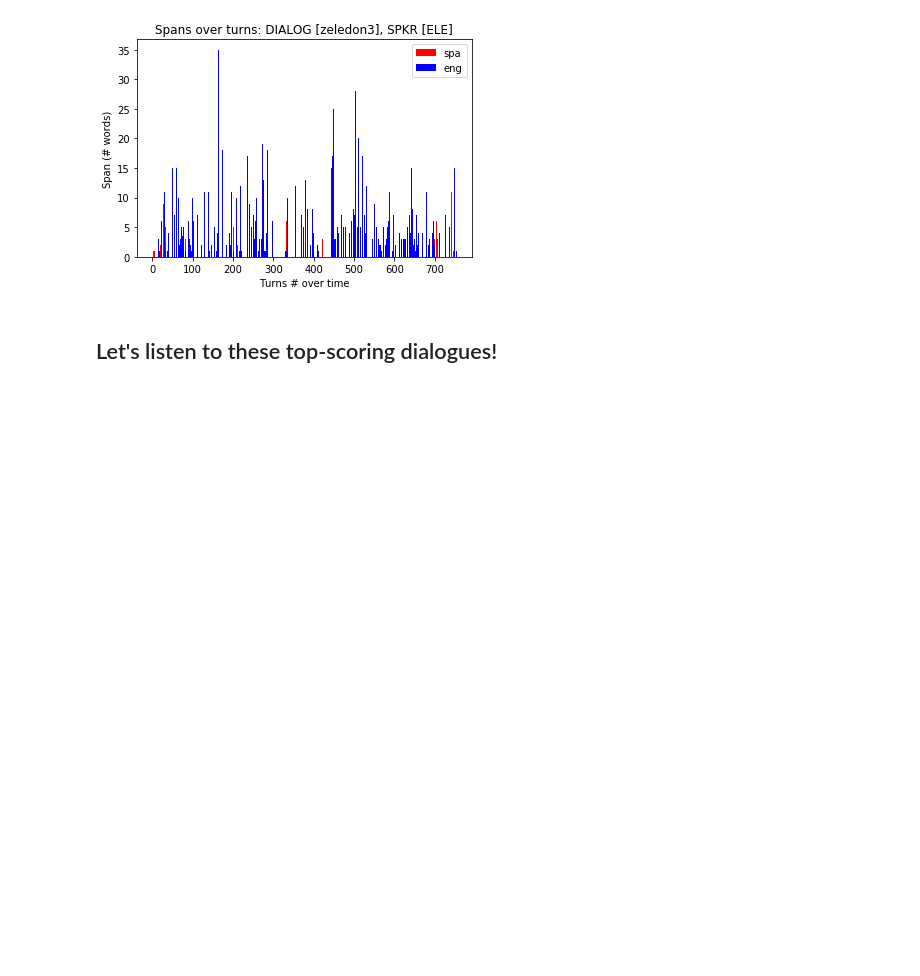
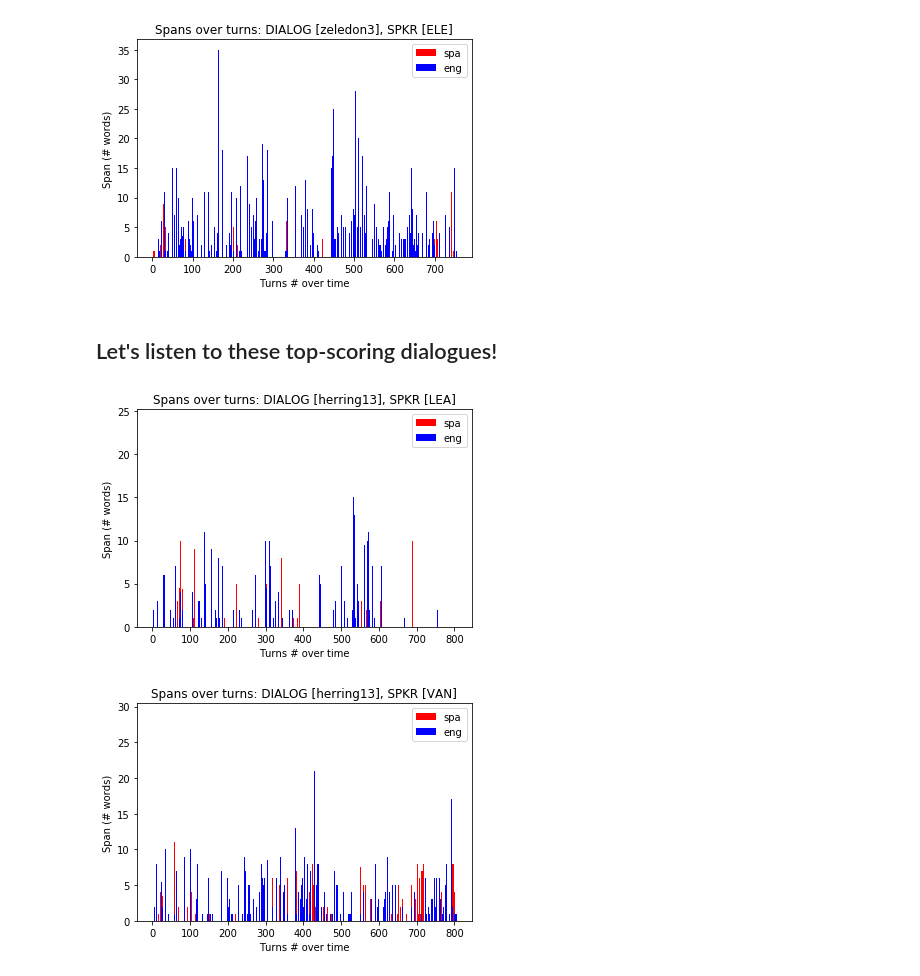
Before and after one commit to emilyahn/codemix, a Jupyter notebook: plot_by_var_171108.ipynb, the cells around one changed output. Saved outputs shown, nothing was run; the diff lists cells and outputs as text; code cells hidden in the pictures; blank space fills up the shorter version.

```diff
--- a/plot_by_var_171108.ipynb
+++ b/plot_by_var_171108.ipynb
@@ -52,3 +52,8 @@ plot_span_vs_turns(all_data, 'zeledon3')
 [figure]
 # %% [markdown]
 ## Let's listen to these top-scoring dialogues!
+# %%
+plot_span_vs_turns(all_data, 'herring13')
+# %% [output]
+[figure, added]
+[figure, added]
```
Also changed, not shown: parts of 1 cell of this notebook, 3 other files.
